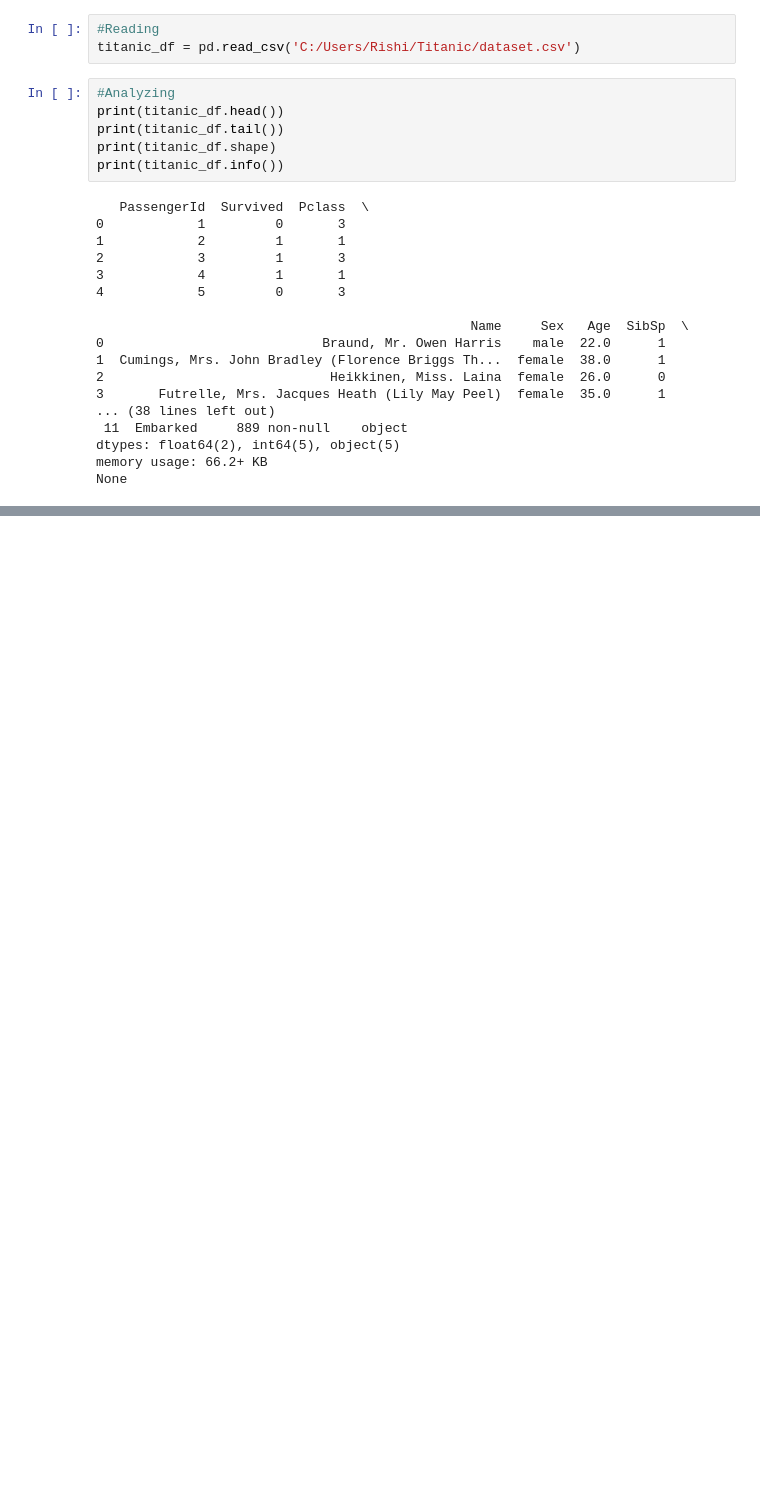
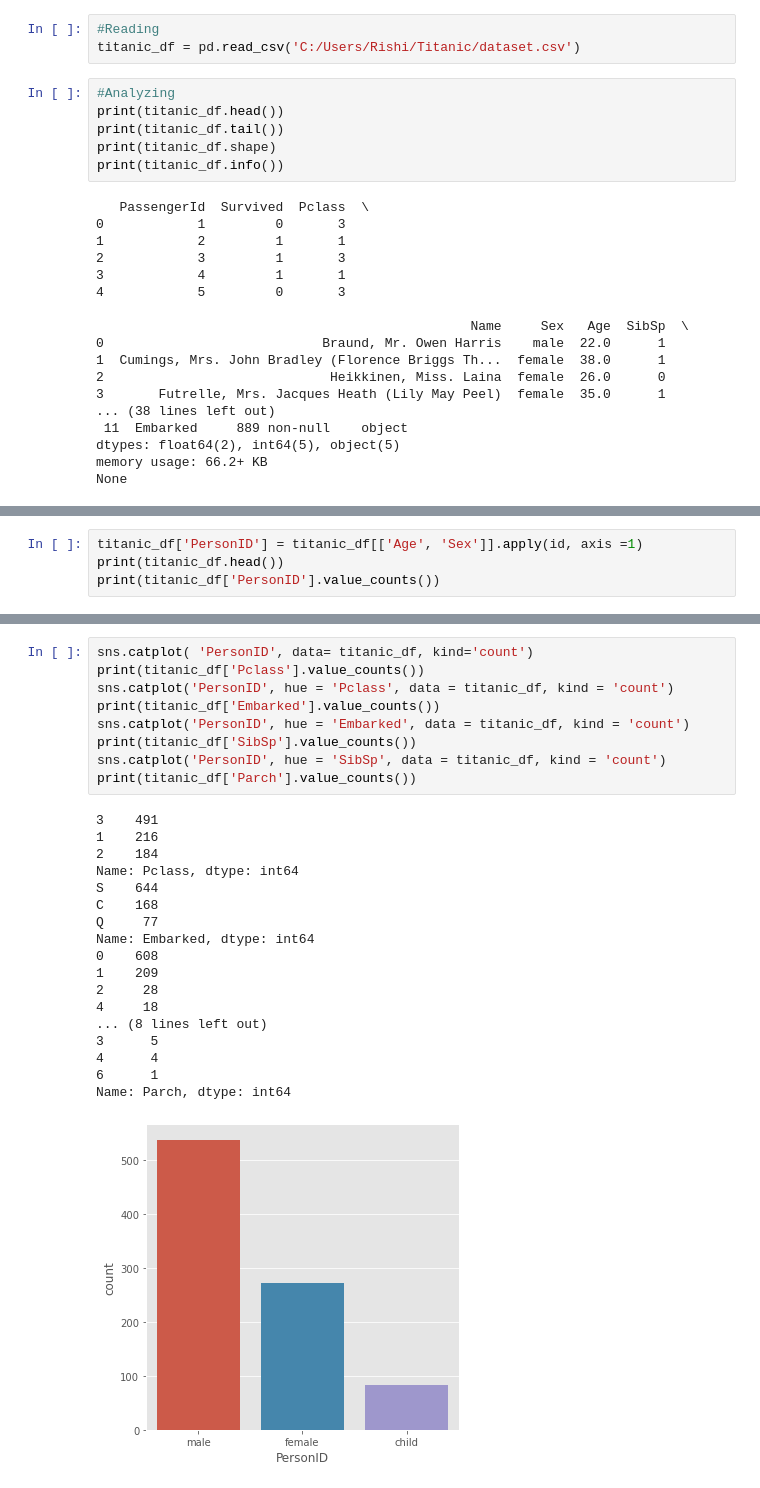
Before and after one commit to rishitaggarwal1/Titanic_Analysis, a Jupyter notebook: titanic.ipynb, the cells around one changed output, grey strips where cells are left out. Cells and saved outputs as stored; diff of their text form; blank space fills up the shorter version.

Commit message:
Data Checking

```diff
--- a/titanic.ipynb
+++ b/titanic.ipynb
@@ -38,0 +49,4 @@ None
+# %%
+titanic_df['PersonID'] = titanic_df[['Age', 'Sex']].apply(id, axis =1)
+print(titanic_df.head())
+print(titanic_df['PersonID'].value_counts())
@@ -38,0 +71,28 @@ None
+# %%
+sns.catplot( 'PersonID', data= titanic_df, kind='count')
+print(titanic_df['Pclass'].value_counts())
+sns.catplot('PersonID', hue = 'Pclass', data = titanic_df, kind = 'count')
+print(titanic_df['Embarked'].value_counts())
+sns.catplot('PersonID', hue = 'Embarked', data = titanic_df, kind = 'count')
+print(titanic_df['SibSp'].value_counts())
+sns.catplot('PersonID', hue = 'SibSp', data = titanic_df, kind = 'count')
+print(titanic_df['Parch'].value_counts())
+# %% [output]
+3    491
+1    216
+2    184
+Name: Pclass, dtype: int64
+S    644
+C    168
+Q     77
+Name: Embarked, dtype: int64
+0    608
+1    209
+2     28
+4     18
+... (8 lines left out)
+3      5
+4      4
+6      1
+Name: Parch, dtype: int64
+[figure, added]
```
Also changed, not shown: parts of 4 cells of this notebook.
